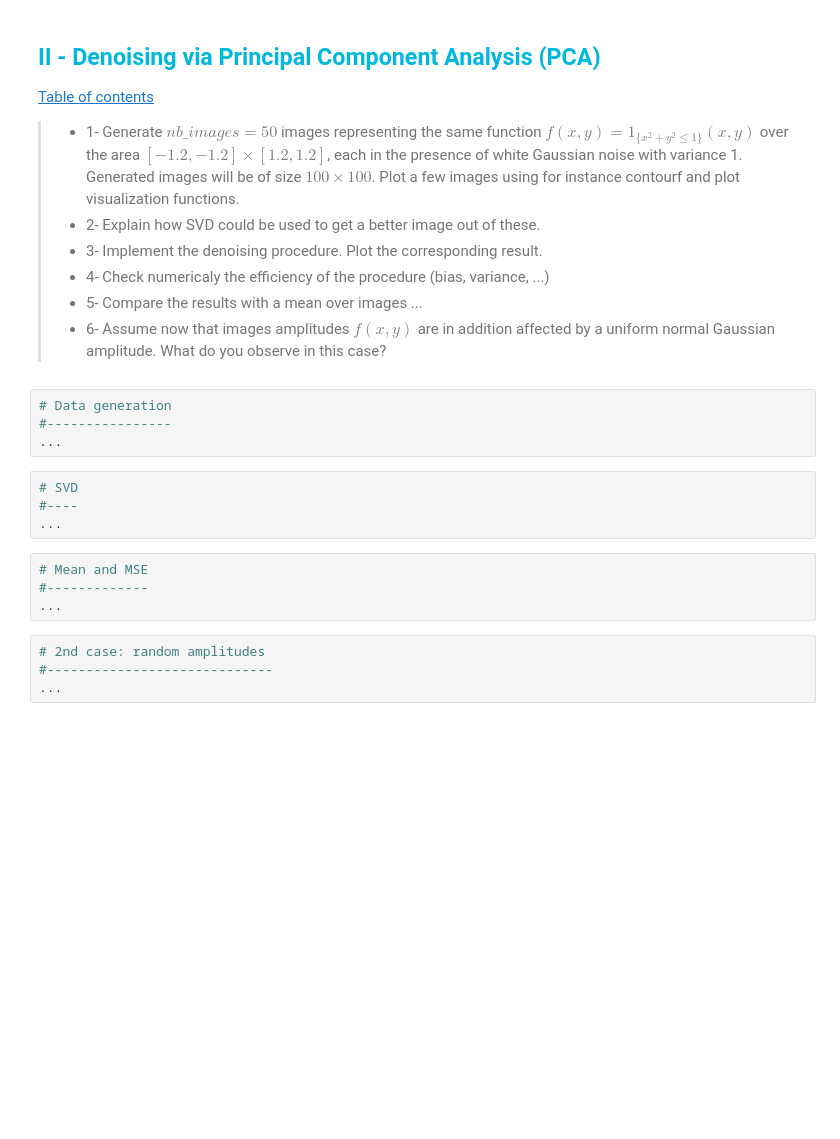
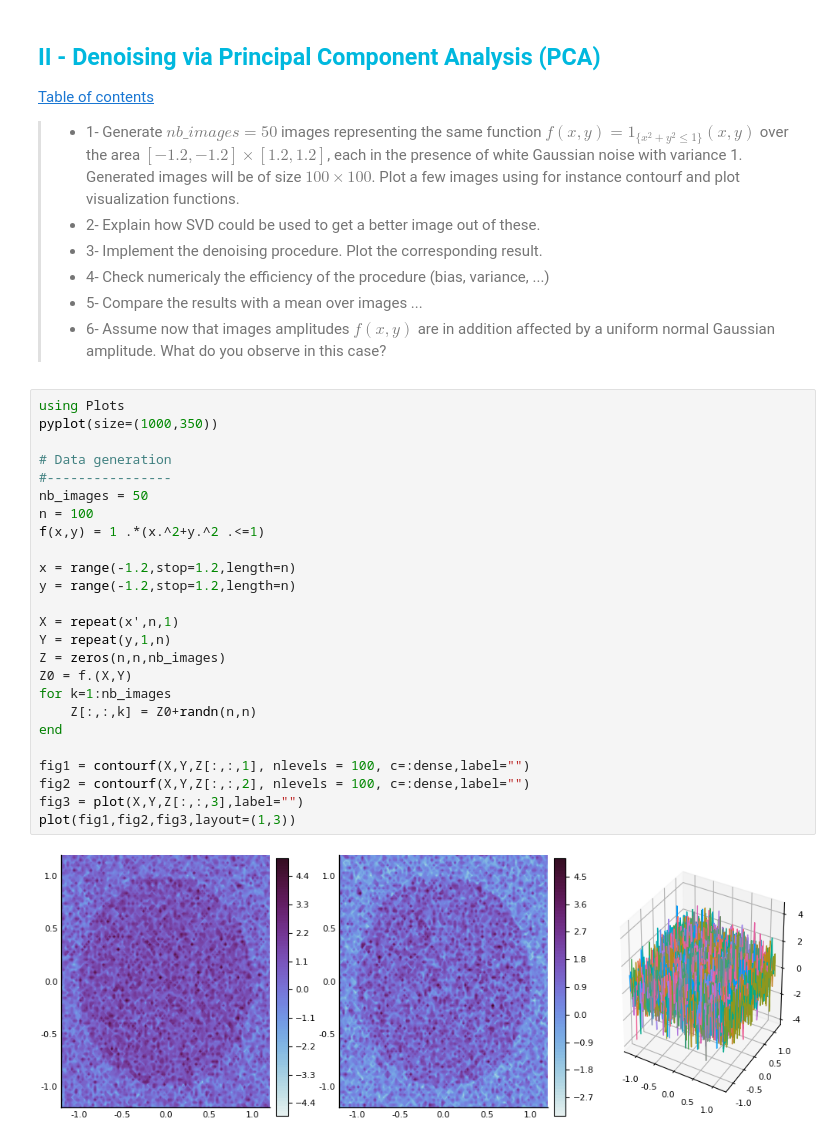
Before and after one commit to gonzaq94/Numerical-Methods-projects, a Jupyter notebook: Source localization.ipynb, the cells around one changed output. Cells and saved outputs as stored; diff of their text form; blank space fills up the shorter version.

```diff
--- a/Source localization.ipynb
+++ b/Source localization.ipynb
@@ -218,19 +208,30 @@ plot(phased,g.(phased*π/180),title="Music algorithm ϕ=50°, N = 16")
 > - 4- Check numericaly the efficiency of the procedure (bias, variance, ...)
 > - 5- Compare the results with a mean over images ...
 > - 6- Assume now that images amplitudes $f(x,y)$ are in addition affected by a uniform normal Gaussian amplitude. What do you observe in this case?
-# %%
-# Data generation
-#----------------
-...
-# %%
-# SVD
-#----
-...
-# %%
-# Mean and MSE
-#-------------
-...
-# %%
-# 2nd case: random amplitudes
-#-----------------------------
-...
+# %%
+using Plots
+pyplot(size=(1000,350))
+
+# Data generation
+#----------------
+nb_images = 50
+n = 100
+f(x,y) = 1 .*(x.^2+y.^2 .<=1)
+
+x = range(-1.2,stop=1.2,length=n)
+y = range(-1.2,stop=1.2,length=n)
+
+X = repeat(x',n,1)
+Y = repeat(y,1,n)
+Z = zeros(n,n,nb_images)
+Z0 = f.(X,Y)
+for k=1:nb_images
+    Z[:,:,k] = Z0+randn(n,n)
+end
+
+fig1 = contourf(X,Y,Z[:,:,1], nlevels = 100, c=:dense,label="")
+fig2 = contourf(X,Y,Z[:,:,2], nlevels = 100, c=:dense,label="")
+fig3 = plot(X,Y,Z[:,:,3],label="")
+plot(fig1,fig2,fig3,layout=(1,3))
+# %% [output]
+[figure, added]
```
Also changed, not shown: parts of 15 cells of this notebook.
